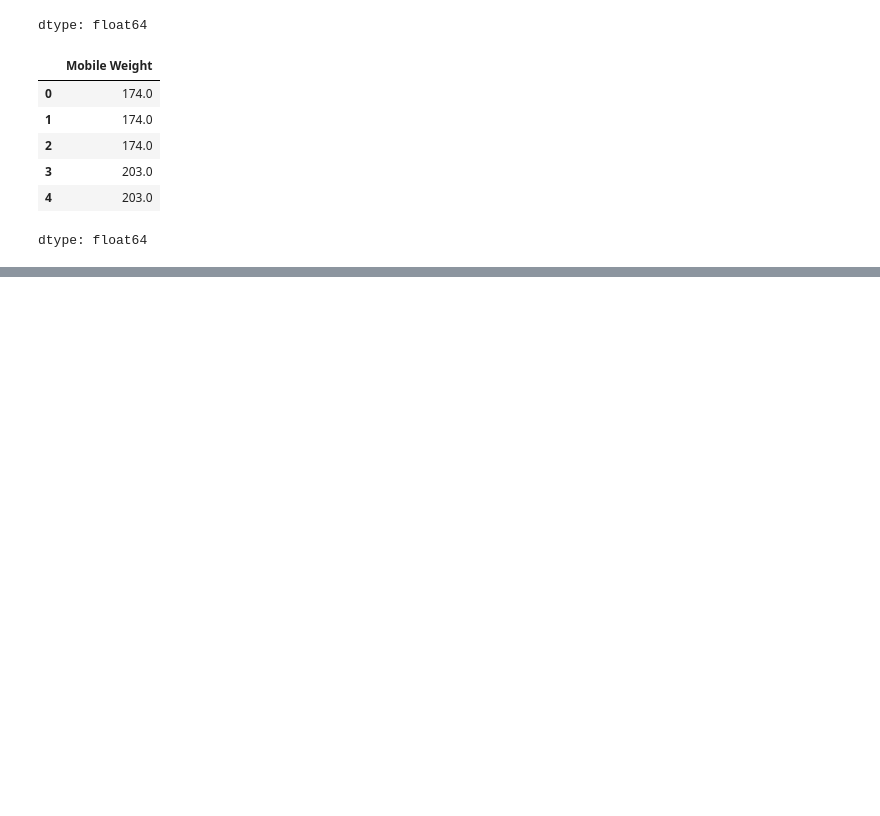
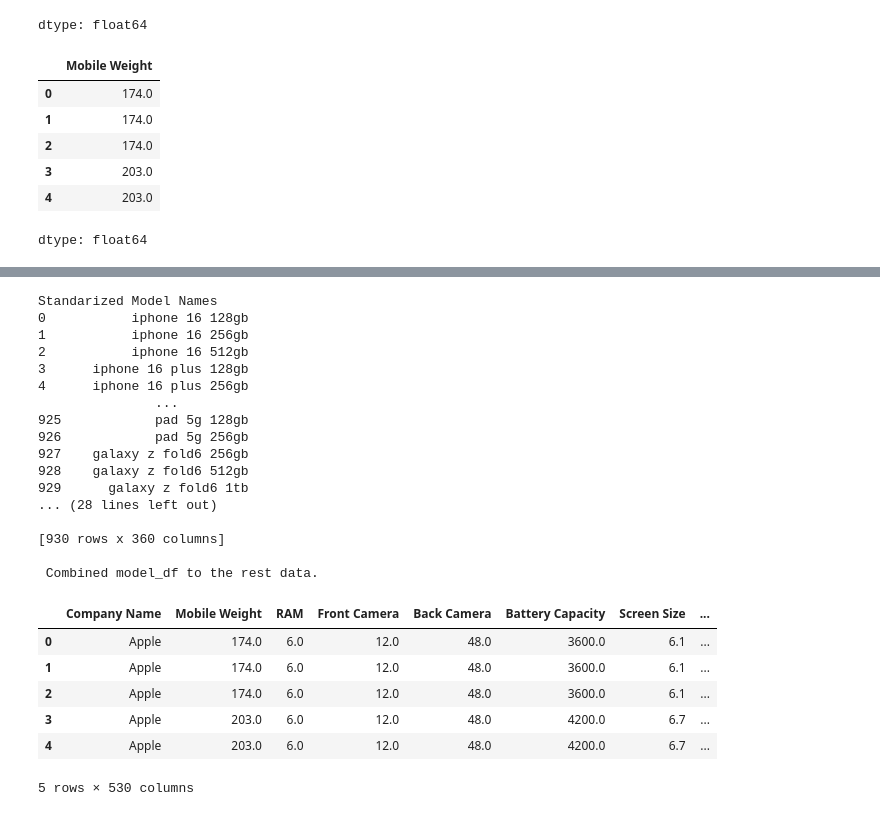
Before and after one commit to GENTLEW1ND/Python, a Jupyter notebook: Smartphone_price_prediction.ipynb, the cells around one changed output, grey strips where cells are left out. Saved outputs shown, nothing was run; the diff lists cells and outputs as text; code cells hidden in the pictures; blank space fills up the shorter version.

```diff
--- a/Smartphone_price_prediction.ipynb
+++ b/Smartphone_price_prediction.ipynb
@@ -349,0 +347,39 @@ data.head()
+# %%
+combined_features['Model Name'] = combined_features['Model Name'].str.lower().replace('-',' ')
+print('Standarized Model Names')
+print(combined_features['Model Name'])
+
+model_features = vectorizer.fit_transform(data['Model Name'])
+
+model_df = pd.DataFrame(model_features.toarray(), columns=vectorizer.get_feature_names_out())
+print('\n TF-IDF to pandas dataframe.')
+print(model_df)
+
+df = pd.concat([combined_features.drop(columns='Model Name'),model_df],axis=1)
+print('\n Combined model_df to the rest data.')
+df.head()
+# %% [output]
+Standarized Model Names
+0           iphone 16 128gb
+1           iphone 16 256gb
+2           iphone 16 512gb
+3      iphone 16 plus 128gb
+4      iphone 16 plus 256gb
+               ...
+925            pad 5g 128gb
+926            pad 5g 256gb
+927    galaxy z fold6 256gb
+928    galaxy z fold6 512gb
+929      galaxy z fold6 1tb
+... (28 lines left out)
+
+[930 rows x 360 columns]
+
+ Combined model_df to the rest data.
+|  | Company Name | Mobile Weight | RAM | Front Camera | Back Camera | Battery Capacity | Screen Size | ... |
+| 0 | Apple | 174.0 | 6.0 | 12.0 | 48.0 | 3600.0 | 6.1 | ... |
+| 1 | Apple | 174.0 | 6.0 | 12.0 | 48.0 | 3600.0 | 6.1 | ... |
+| 2 | Apple | 174.0 | 6.0 | 12.0 | 48.0 | 3600.0 | 6.1 | ... |
+| 3 | Apple | 203.0 | 6.0 | 12.0 | 48.0 | 4200.0 | 6.7 | ... |
+| 4 | Apple | 203.0 | 6.0 | 12.0 | 48.0 | 4200.0 | 6.7 | ... |
+5 rows × 530 columns
```
Also changed, not shown: parts of 14 cells of this notebook.
